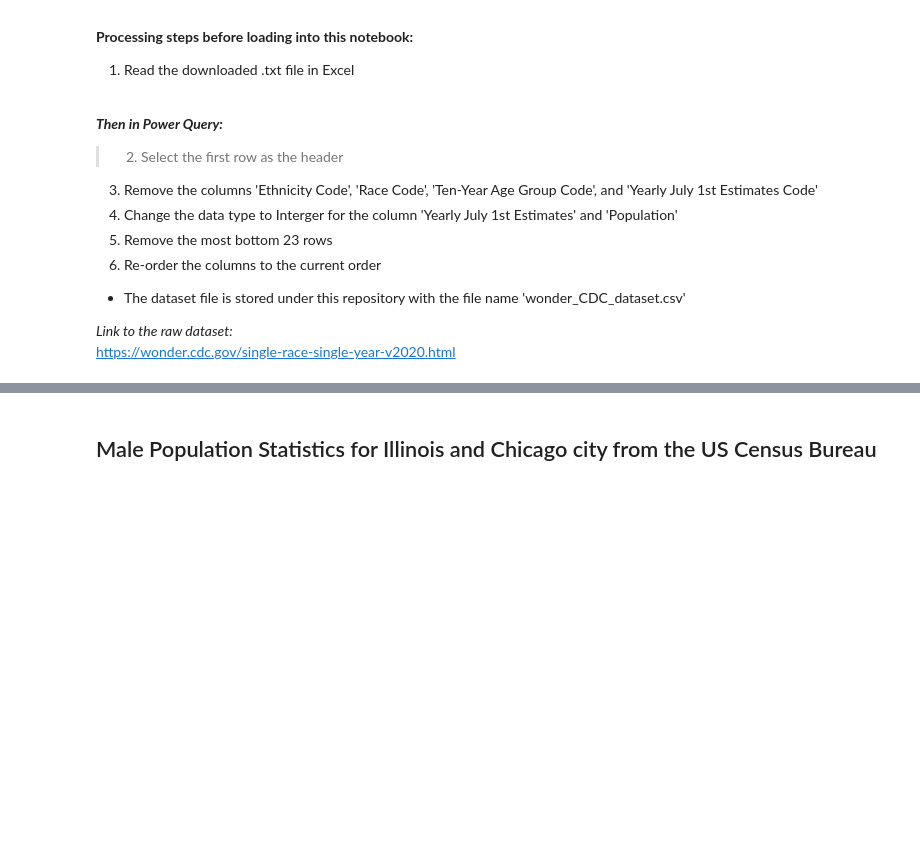
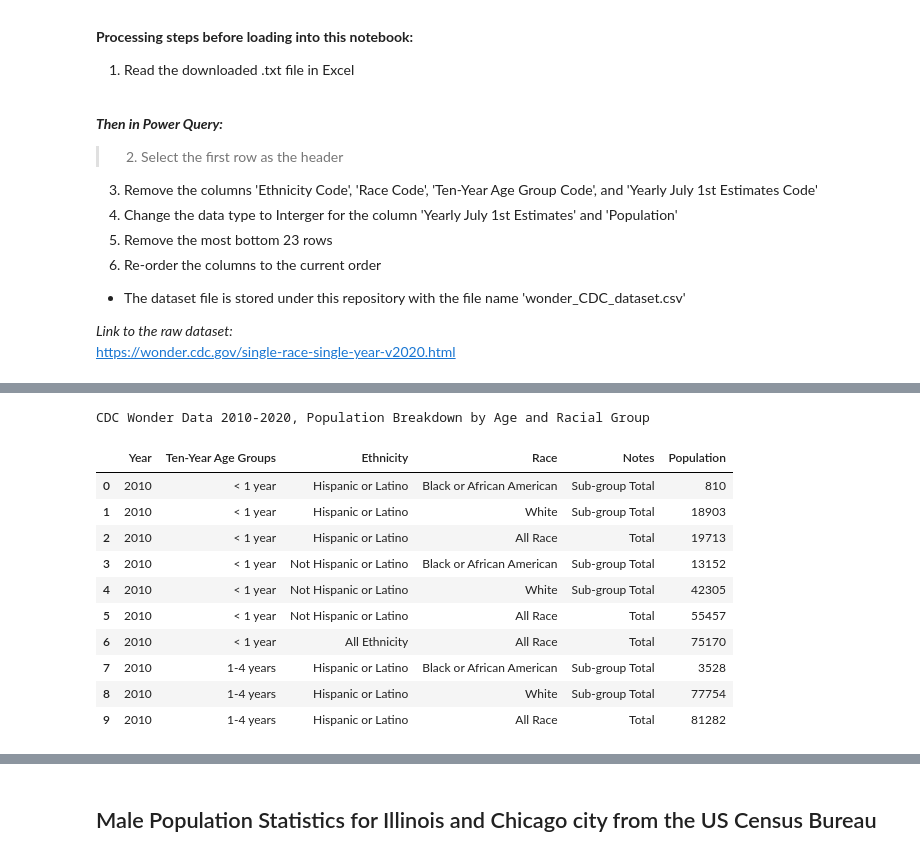
Before and after one commit to kwaiman/API_ACS_data_request, a Jupyter notebook: data_cross_validation_CDC_wonder.ipynb, the cells around one changed output, grey strips where cells are left out. Drawn from its saved outputs; the diff is of its cells as text; code cells hidden in the pictures; blank space fills up the shorter version.

```diff
--- a/data_cross_validation_CDC_wonder.ipynb
+++ b/data_cross_validation_CDC_wonder.ipynb
@@ -106,0 +103,16 @@ display(CDC_df_display)
+# %%
+# Displaying the first 10 rows
+CDC_df_display.hide(range(10, len(CDC_df), 1), 0)
+# %% [output]
+CDC Wonder Data 2010-2020, Population Breakdown by Age and Racial Group
+|  | Year | Ten-Year Age Groups | Ethnicity | Race | Notes | Population |
+| 0 | 2010 | < 1 year | Hispanic or Latino | Black or African American | Sub-group Total | 810 |
+| 1 | 2010 | < 1 year | Hispanic or Latino | White | Sub-group Total | 18903 |
+| 2 | 2010 | < 1 year | Hispanic or Latino | All Race | Total | 19713 |
+| 3 | 2010 | < 1 year | Not Hispanic or Latino | Black or African American | Sub-group Total | 13152 |
+| 4 | 2010 | < 1 year | Not Hispanic or Latino | White | Sub-group Total | 42305 |
+| 5 | 2010 | < 1 year | Not Hispanic or Latino | All Race | Total | 55457 |
+| 6 | 2010 | < 1 year | All Ethnicity | All Race | Total | 75170 |
+| 7 | 2010 | 1-4 years | Hispanic or Latino | Black or African American | Sub-group Total | 3528 |
+| 8 | 2010 | 1-4 years | Hispanic or Latino | White | Sub-group Total | 77754 |
+| 9 | 2010 | 1-4 years | Hispanic or Latino | All Race | Total | 81282 |
```
Also changed, not shown: parts of 3 cells of this notebook.
